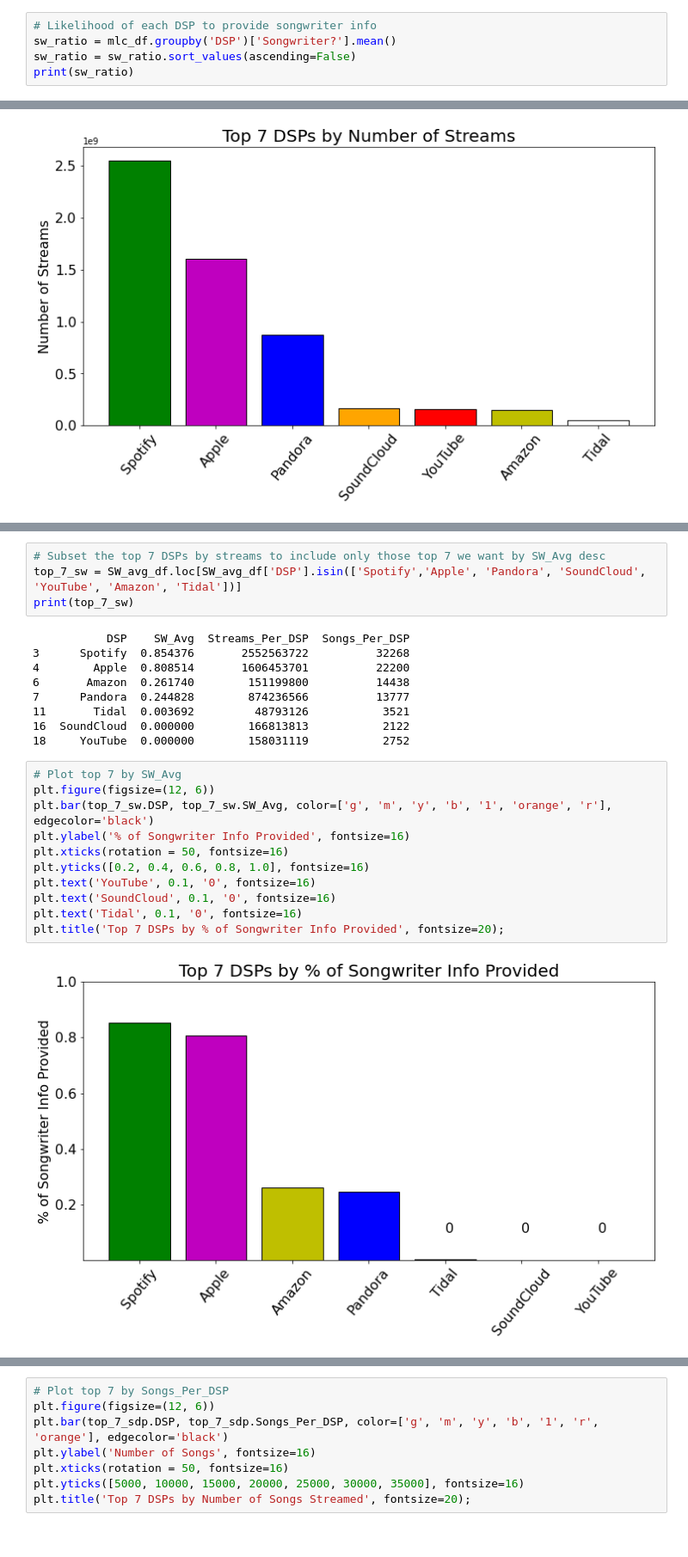
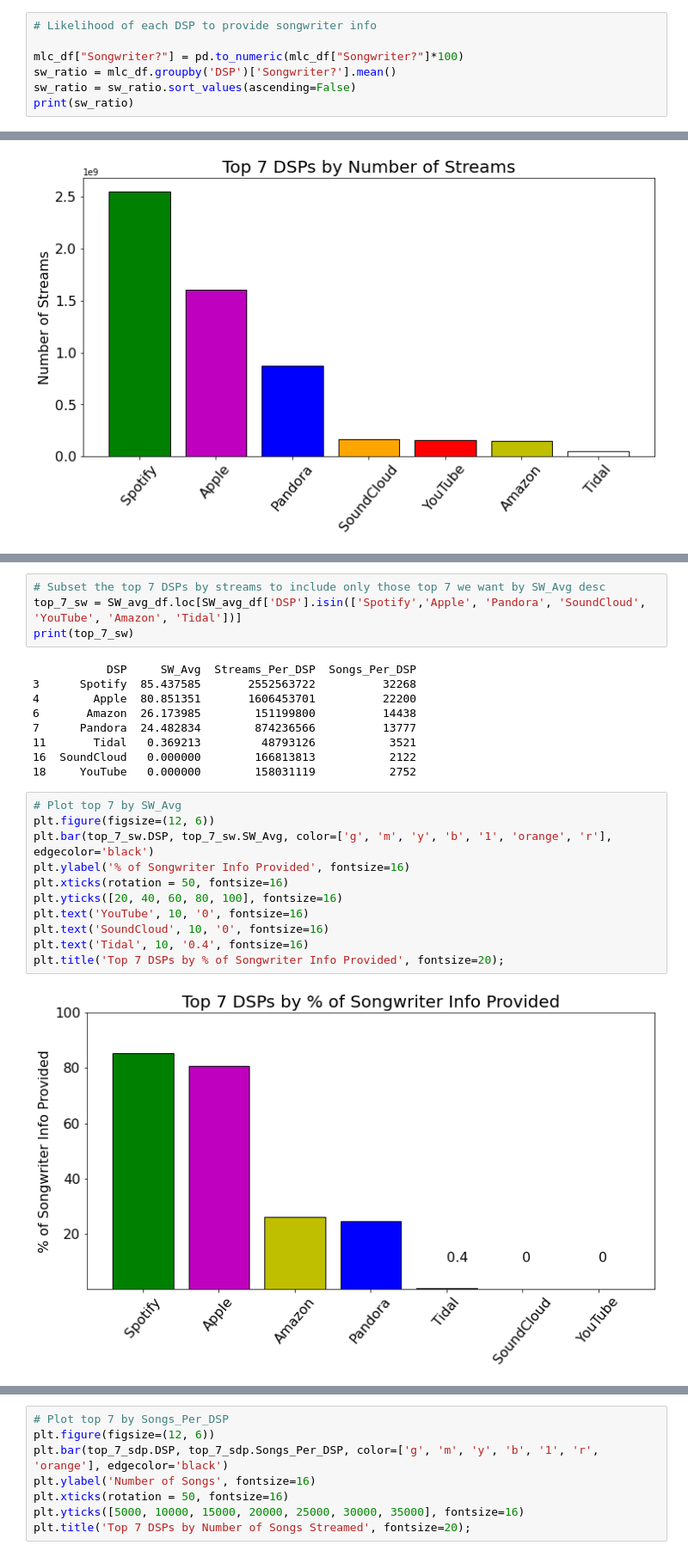
Before and after one commit to NSS-Data-Analytics-Cohort-6/mlc-project-nan-nagini, a Jupyter notebook: notebooks/mlc_jasmine.ipynb, the cells around one changed output, grey strips where cells are left out. Shown at 86% size. Drawn from its saved outputs; the diff is of its cells as text.

```diff
--- a/notebooks/mlc_jasmine.ipynb
+++ b/notebooks/mlc_jasmine.ipynb
@@ -114,6 +114,8 @@ Name: DSP, dtype: int64
 ## songwriter_df dataframe
 # %%
 # Likelihood of each DSP to provide songwriter info
+
+mlc_df["Songwriter?"] = pd.to_numeric(mlc_df["Songwriter?"]*100)
 sw_ratio = mlc_df.groupby('DSP')['Songwriter?'].mean()
 sw_ratio = sw_ratio.sort_values(ascending=False)
 print(sw_ratio)
@@ -384,27 +386,27 @@ print(SW_avg_df)
 top_7_sw = SW_avg_df.loc[SW_avg_df['DSP'].isin(['Spotify','Apple', 'Pandora', 'SoundCloud', 'YouTube', 'Amazon', 'Tidal'])]
 print(top_7_sw)
 # %% [output]
-           DSP    SW_Avg  Streams_Per_DSP  Songs_Per_DSP
-3      Spotify  0.854376       2552563722          32268
-4        Apple  0.808514       1606453701          22200
-6       Amazon  0.261740        151199800          14438
-7      Pandora  0.244828        874236566          13777
-11       Tidal  0.003692         48793126           3521
-16  SoundCloud  0.000000        166813813           2122
-18     YouTube  0.000000        158031119           2752
+           DSP     SW_Avg  Streams_Per_DSP  Songs_Per_DSP
+3      Spotify  85.437585       2552563722          32268
+4        Apple  80.851351       1606453701          22200
+6       Amazon  26.173985        151199800          14438
+7      Pandora  24.482834        874236566          13777
+11       Tidal   0.369213         48793126           3521
+16  SoundCloud   0.000000        166813813           2122
+18     YouTube   0.000000        158031119           2752
 # %%
 # Plot top 7 by SW_Avg
 plt.figure(figsize=(12, 6))
 plt.bar(top_7_sw.DSP, top_7_sw.SW_Avg, color=['g', 'm', 'y', 'b', '1', 'orange', 'r'], edgecolor='black')
 plt.ylabel('% of Songwriter Info Provided', fontsize=16)
 plt.xticks(rotation = 50, fontsize=16)
-plt.yticks([0.2, 0.4, 0.6, 0.8, 1.0], fontsize=16)
-plt.text('YouTube', 0.1, '0', fontsize=16)
-plt.text('SoundCloud', 0.1, '0', fontsize=16)
-plt.text('Tidal', 0.1, '0', fontsize=16)
+plt.yticks([20, 40, 60, 80, 100], fontsize=16)
+plt.text('YouTube', 10, '0', fontsize=16)
+plt.text('SoundCloud', 10, '0', fontsize=16)
+plt.text('Tidal', 10, '0.4', fontsize=16)
 plt.title('Top 7 DSPs by % of Songwriter Info Provided', fontsize=20);
 # %% [output]
-[figure, old version]
+[figure, new version]
 # %%
 # Subset the DSPs by Songs_Per_DSP
 Songs_Per_DSP_df = DSP_df2.sort_values(by=['Songs_Per_DSP'], ascending=False)
```
Also changed, not shown: parts of 15 cells of this notebook.
